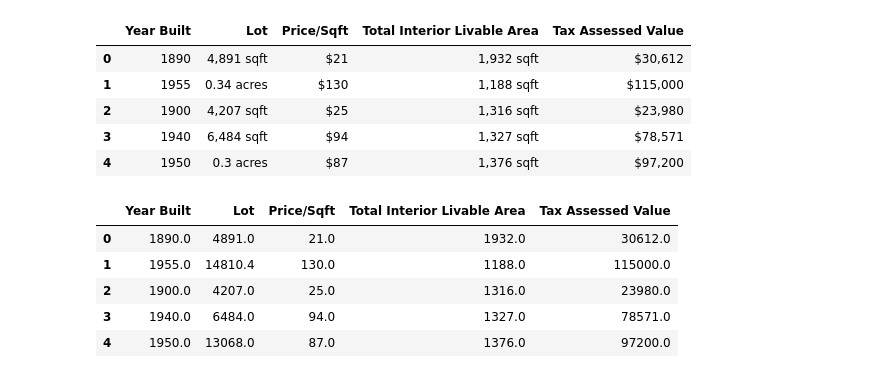
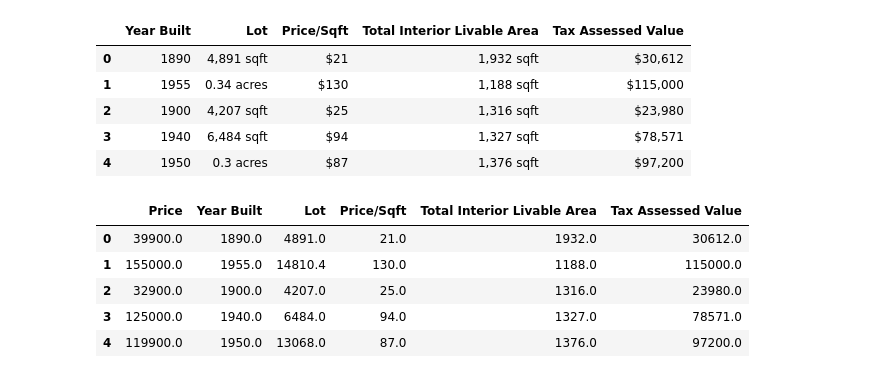
Before and after one commit to aldrinlambon/ranking-real-estate-listings, a Jupyter notebook: DataPreparation.ipynb, the cells around one changed output. Cells and saved outputs as stored; diff of their text form; code cells hidden in the pictures.

```diff
--- a/DataPreparation.ipynb
+++ b/DataPreparation.ipynb
@@ -87,9 +88,19 @@ df.shape
 # %% [output]
 (1515, 29)
 # %%
+# subset to data in Rochester
 city = df['City']=='Rochester'
 df = df[city]
 df.drop(columns=['City','State'],inplace=True)
+
+# subset to rows with price value
+with_price = df['Price']>0
+df = df[with_price]
+
+# remove duplicated rows
+cols = ['Street','Zipcode','Latlong','Price']
+df = df.drop_duplicates(subset=cols)
+
 df.reset_index(drop=True,inplace=True)
 df.shape
 # %% [output]
@@ -121,17 +142,21 @@ df[to_numeric].head()
 # %%
 df['Year Built'] = pd.to_numeric(df['Year Built'],errors='coerce')
 
 df['Lot'] = df['Lot'].apply(lot_conversion)
 df['Total Interior Livable Area'] = df['Total Interior Livable Area'].apply(lot_conversion)
 
 df['Price/Sqft'] = df['Price/Sqft'].apply(clean_price)
 df['Tax Assessed Value'] = df['Tax Assessed Value'].apply(clean_price)
 
-df[to_numeric].head()
+# Price/Sqft = Price / Total Livable Area (Sqft)
+# Computed to fill in missing data values
+df['Price/Sqft'] = np.round(df['Price']/df['Total Interior Livable Area'])
+
+df[['Price']+to_numeric].head()
 # %% [output]
-|  | Year Built | Lot | Price/Sqft | Total Interior Livable Area | Tax Assessed Value |
-| 0 | 1890.0 | 4891.0 | 21.0 | 1932.0 | 30612.0 |
-| 1 | 1955.0 | 14810.4 | 130.0 | 1188.0 | 115000.0 |
-| 2 | 1900.0 | 4207.0 | 25.0 | 1316.0 | 23980.0 |
-| 3 | 1940.0 | 6484.0 | 94.0 | 1327.0 | 78571.0 |
-| 4 | 1950.0 | 13068.0 | 87.0 | 1376.0 | 97200.0 |
+|  | Price | Year Built | Lot | Price/Sqft | Total Interior Livable Area | Tax Assessed Value |
+| 0 | 39900.0 | 1890.0 | 4891.0 | 21.0 | 1932.0 | 30612.0 |
+| 1 | 155000.0 | 1955.0 | 14810.4 | 130.0 | 1188.0 | 115000.0 |
+| 2 | 32900.0 | 1900.0 | 4207.0 | 25.0 | 1316.0 | 23980.0 |
+| 3 | 125000.0 | 1940.0 | 6484.0 | 94.0 | 1327.0 | 78571.0 |
+| 4 | 119900.0 | 1950.0 | 13068.0 | 87.0 | 1376.0 | 97200.0 |
```
Also changed, not shown: parts of 9 cells of this notebook.
